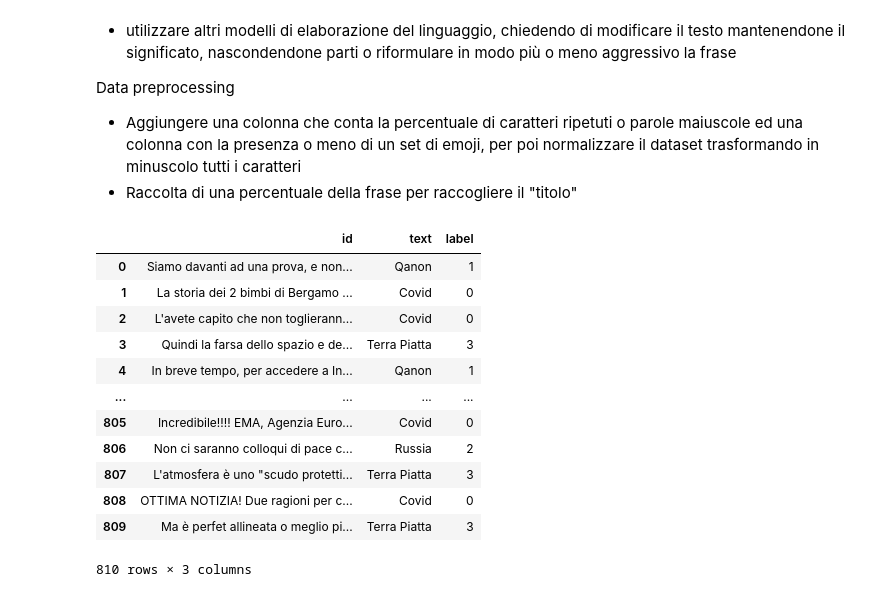
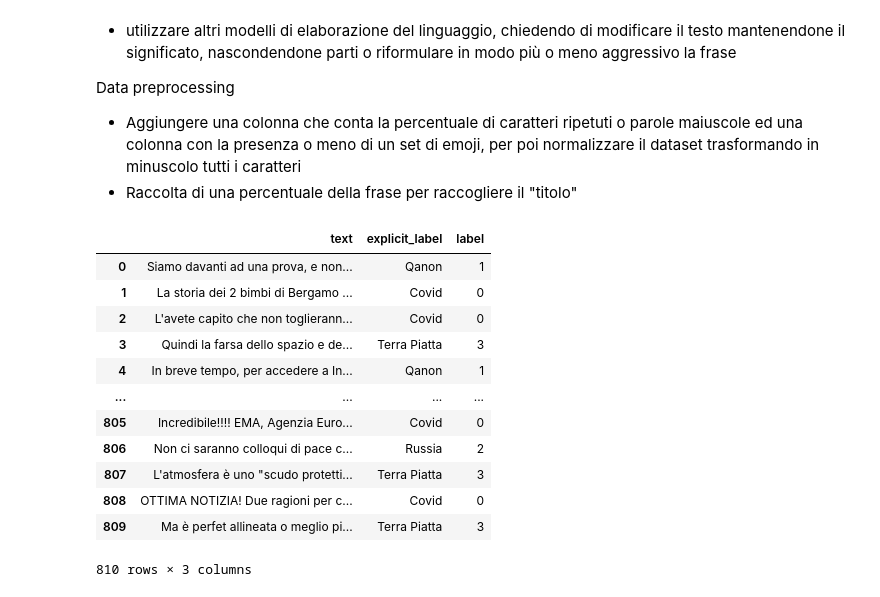
Before and after one commit to Montenigri/NLP, a Jupyter notebook: ACTI - EVALITA/Task B/Classificatore.ipynb, the cells around one changed output. Cells and saved outputs as stored; diff of their text form; code cells hidden in the pictures.

```diff
--- a/ACTI - EVALITA/Task B/Classificatore.ipynb
+++ b/ACTI - EVALITA/Task B/Classificatore.ipynb
@@ -48,14 +90,10 @@ Data preprocessing
 # %%
-import numpy
-import pandas as pd
-
-
 #carica il dataset csv dal file presente in Dataset/subtaskA_train.cvs
-dataset = pd.read_csv('Dataset/subtaskB_train.csv',  header=0, names=['id', 'text', 'label'])
+dataset = pd.read_csv('Dataset/subtaskB_train.csv',  header=0, names=['text', 'explicit_label', 'label'])
 
 dataset
 # %% [output]
-|  | id | text | label |
+|  | text | explicit_label | label |
 | 0 | Siamo davanti ad una prova, e non... | Qanon | 1 |
 | 1 | La storia dei 2 bimbi di Bergamo ... | Covid | 0 |
 | 2 | L'avete capito che non toglierann... | Covid | 0 |
```
Also changed, not shown: parts of 30 cells of this notebook, 2 other files.
